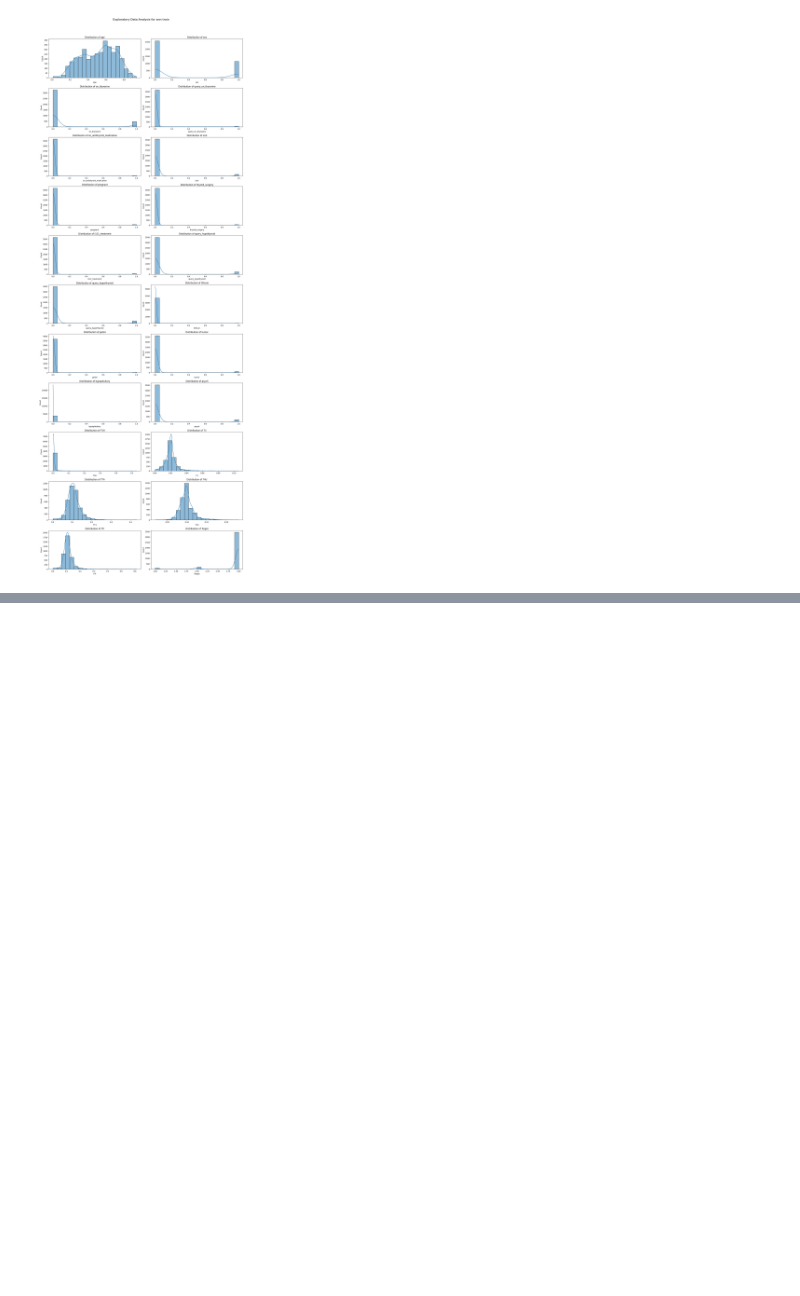
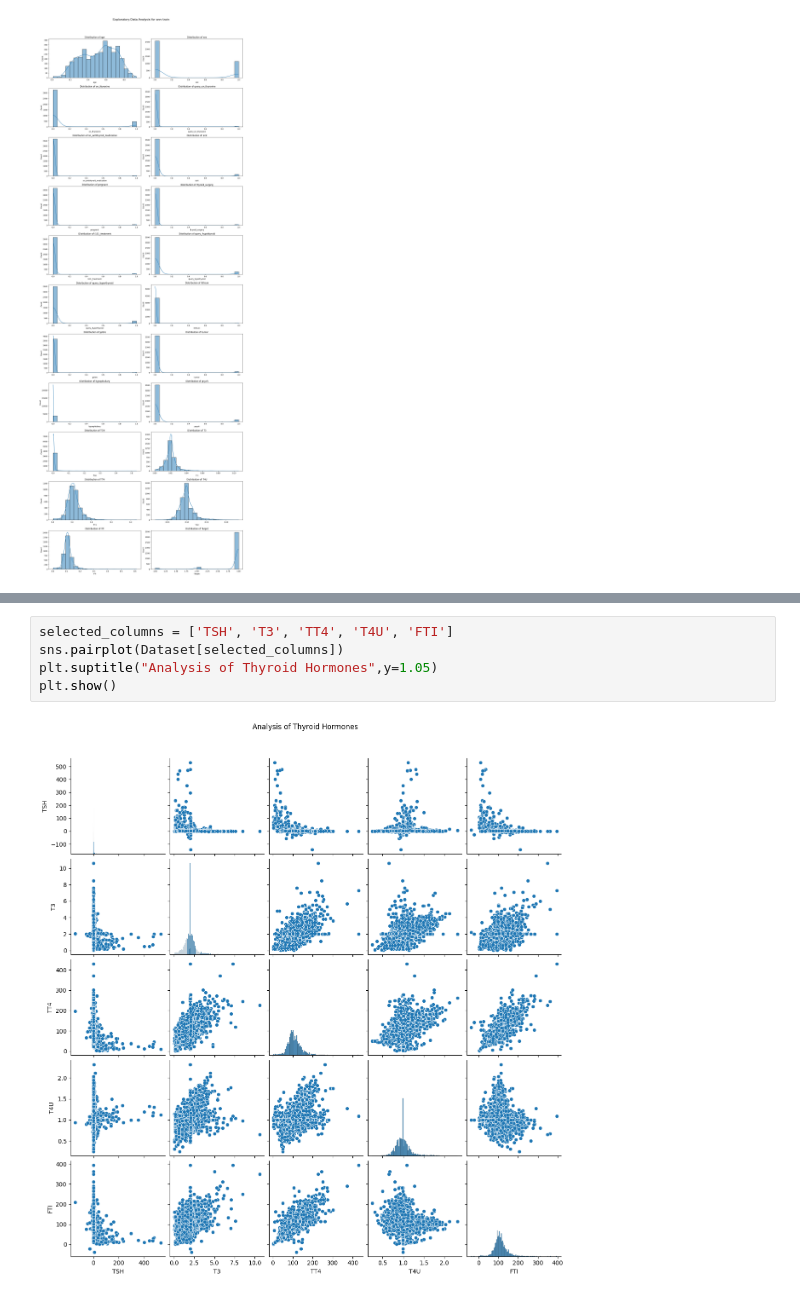
Before and after one commit to aashishops/Thyroid-Performance-Analysis, a Jupyter notebook: src/EDA.ipynb, the cells around one changed output, grey strips where cells are left out. Drawn from its saved outputs; the diff is of its cells as text; blank space fills up the shorter version.

```diff
--- a/src/EDA.ipynb
+++ b/src/EDA.ipynb
@@ -341,0 +415,7 @@ for df_name, df in hypo_hyper_data.items():
+# %%
+selected_columns = ['TSH', 'T3', 'TT4', 'T4U', 'FTI']
+sns.pairplot(Dataset[selected_columns])
+plt.suptitle("Analysis of Thyroid Hormones",y=1.05)
+plt.show()
+# %% [output]
+[figure, added]
```
Also changed, not shown: parts of 21 cells of this notebook, 1 other file.
